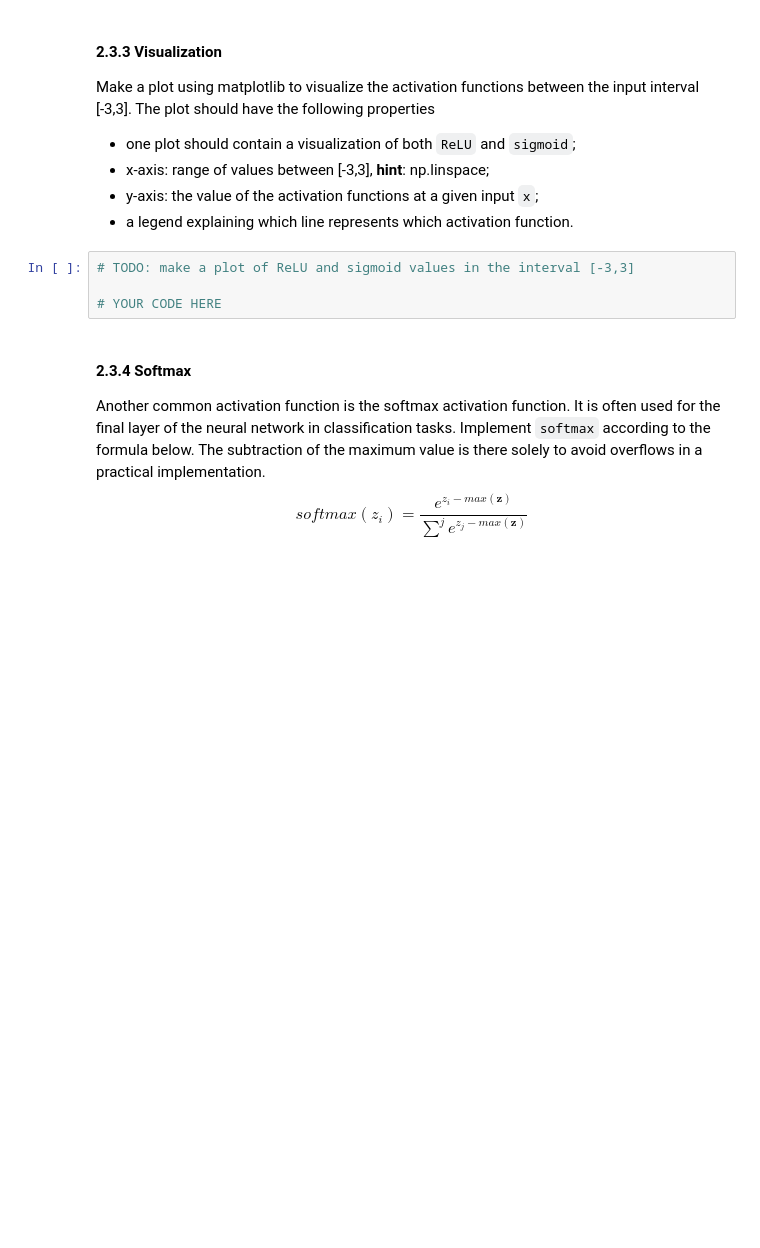
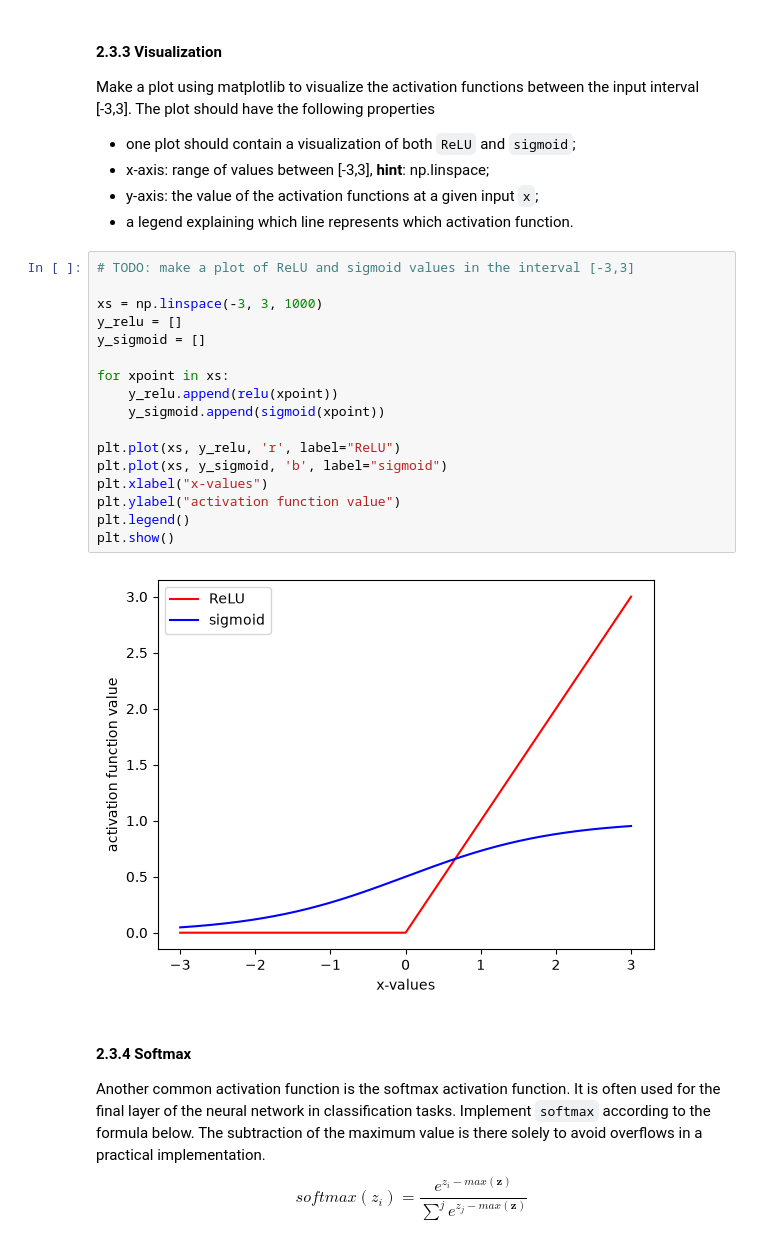
Before and after one commit to hanneskarlsson/SSY340, a Jupyter notebook: home-assignments/HA1/HA1.ipynb, the cells around one changed output. Saved outputs shown, nothing was run; the diff lists cells and outputs as text; blank space fills up the shorter version.

```diff
--- a/home-assignments/HA1/HA1.ipynb
+++ b/home-assignments/HA1/HA1.ipynb
@@ -945,10 +945,25 @@ Make a plot using matplotlib to visualize the activation functions between the i
  * x-axis: range of values between [-3,3], **hint**: np.linspace;
  * y-axis: the value of the activation functions at a given input `x`;
  * a legend explaining which line represents which activation function.
-# %%
-# TODO: make a plot of ReLU and sigmoid values in the interval [-3,3]
-
-# YOUR CODE HERE
+# %%
+# TODO: make a plot of ReLU and sigmoid values in the interval [-3,3]
+
+xs = np.linspace(-3, 3, 1000)
+y_relu = []
+y_sigmoid = []
+
+for xpoint in xs:
+    y_relu.append(relu(xpoint))
+    y_sigmoid.append(sigmoid(xpoint))
+
+plt.plot(xs, y_relu, 'r', label="ReLU")
+plt.plot(xs, y_sigmoid, 'b', label="sigmoid")
+plt.xlabel("x-values")
+plt.ylabel("activation function value")
+plt.legend()
+plt.show()
+# %% [output]
+[figure, added]
 # %% [markdown]
 #### 2.3.4 Softmax
 Another common activation function is the softmax activation function. It is often used for the final layer of the neural network in classification tasks. Implement `softmax` according to the formula below. The subtraction of the maximum value is there solely to avoid overflows in a practical implementation.
```
Also changed, not shown: parts of 1 cell of this notebook.
